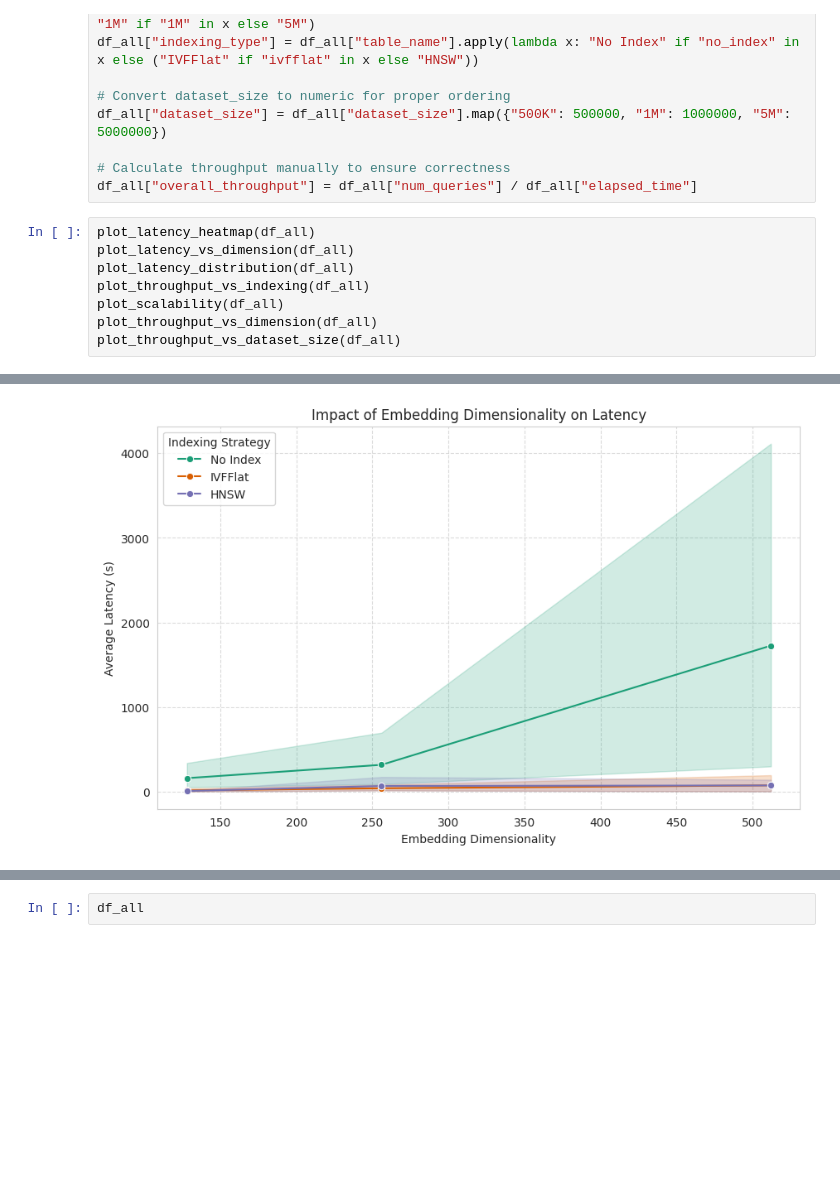
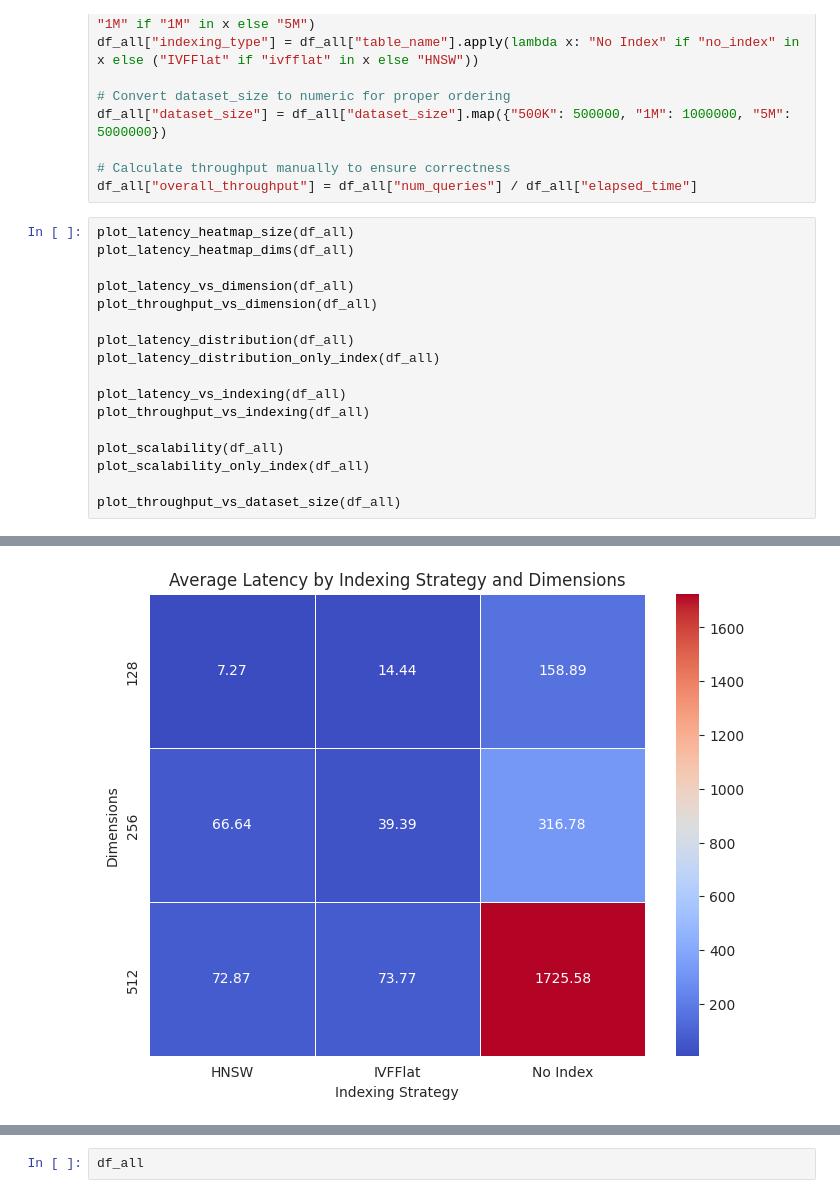
Before and after one commit to tanersarptonay/pgvector-benchmarking, a Jupyter notebook: visualize.ipynb, the cells around one changed output, grey strips where cells are left out. Drawn from its saved outputs; the diff is of its cells as text; blank space fills up the shorter version.

```diff
--- a/visualize.ipynb
+++ b/visualize.ipynb
@@ -29,13 +29,22 @@ df_all["dataset_size"] = df_all["dataset_size"].map({"500K": 500000, "1M": 10000
 # Calculate throughput manually to ensure correctness
 df_all["overall_throughput"] = df_all["num_queries"] / df_all["elapsed_time"]
 # %%
-plot_latency_heatmap(df_all)
+plot_latency_heatmap_size(df_all)
+plot_latency_heatmap_dims(df_all)
+
 plot_latency_vs_dimension(df_all)
+plot_throughput_vs_dimension(df_all)
+
 plot_latency_distribution(df_all)
+plot_latency_distribution_only_index(df_all)
+
+plot_latency_vs_indexing(df_all)
 plot_throughput_vs_indexing(df_all)
+
 plot_scalability(df_all)
-plot_throughput_vs_dimension(df_all)
+plot_scalability_only_index(df_all)
+
 plot_throughput_vs_dataset_size(df_all)
 # %% [output]
 [figure]
-[figure, old version]
+[figure, new version]
```
Also changed, not shown: parts of 1 cell of this notebook, 19 other files.
